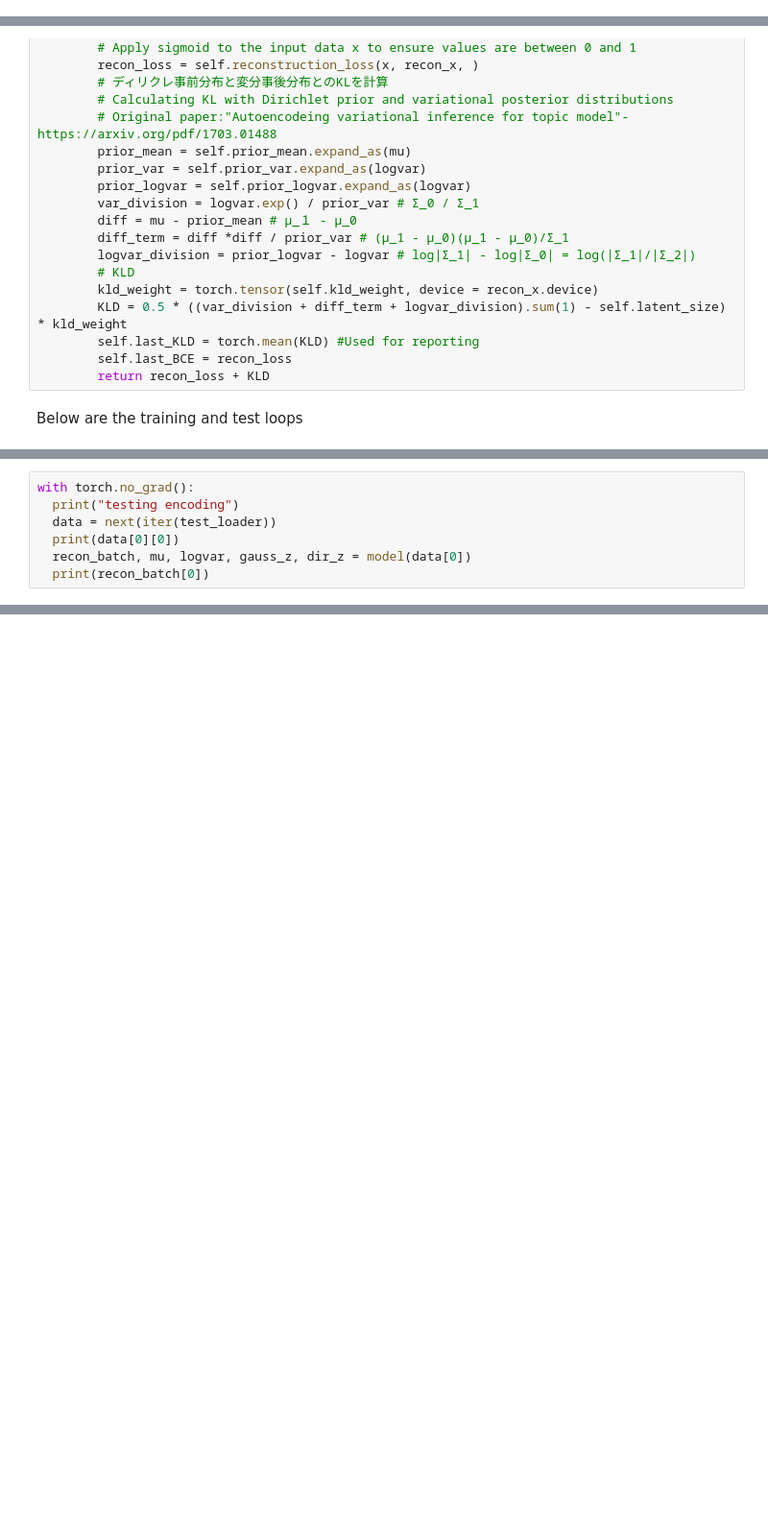
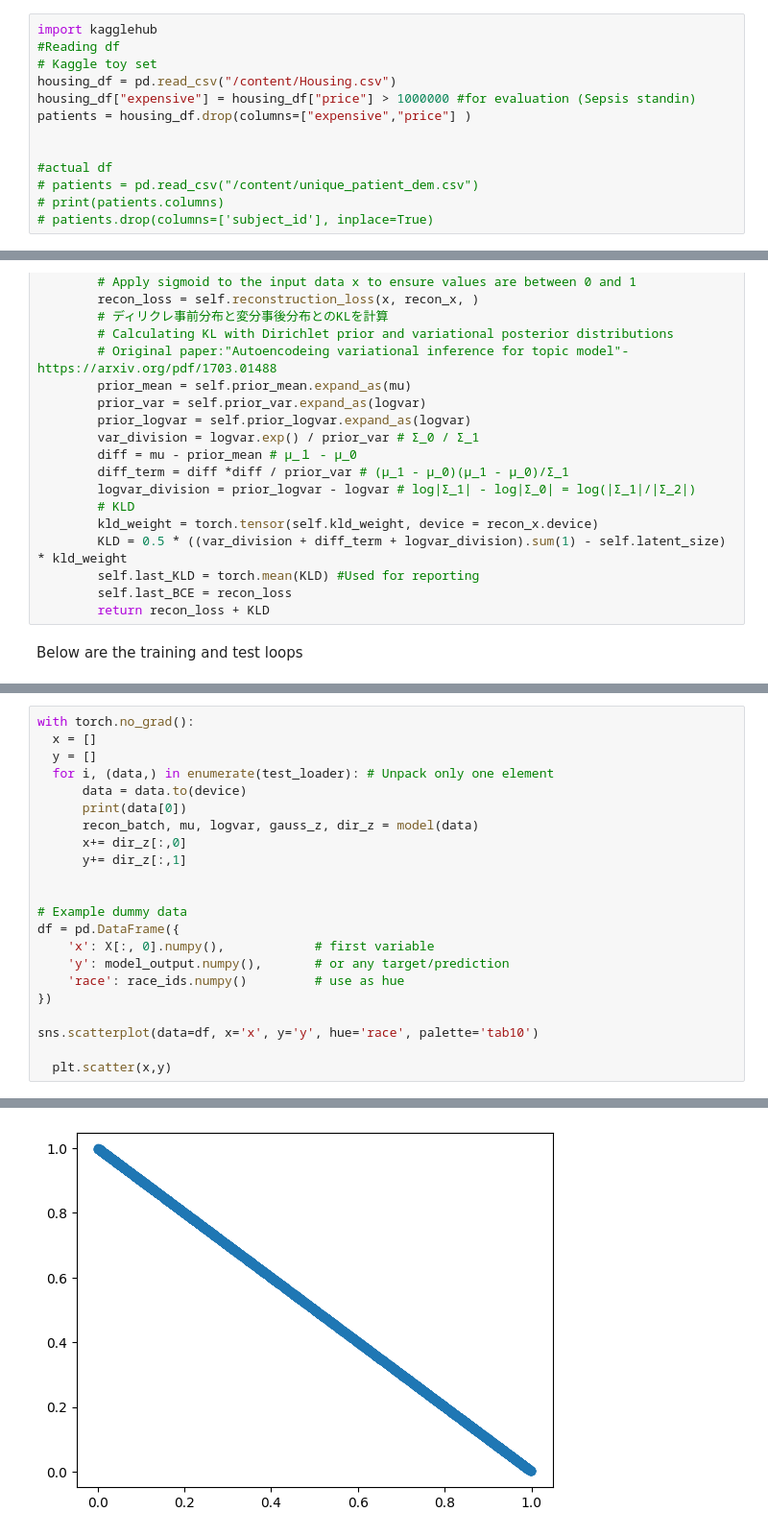
Before and after one commit to JosephThompson607/dir_vae, a Jupyter notebook: sepsis_vae.ipynb, the cells around one changed output, grey strips where cells are left out. Shown: that part at 96% size. Saved outputs shown, nothing was run; the diff lists cells and outputs as text; blank space fills up the shorter version.

```diff
--- a/sepsis_vae.ipynb
+++ b/sepsis_vae.ipynb
@@ -16,3 +18,16 @@ from sklearn.preprocessing import StandardScaler
+# %%
+import kagglehub
+#Reading df
+# Kaggle toy set
+housing_df = pd.read_csv("/content/Housing.csv")
+housing_df["expensive"] = housing_df["price"] > 1000000 #for evaluation (Sepsis standin)
+patients = housing_df.drop(columns=["expensive","price"] )
+
+
+#actual df
+# patients = pd.read_csv("/content/unique_patient_dem.csv")
+# print(patients.columns)
+# patients.drop(columns=['subject_id'], inplace=True)
 # %% [markdown]
 In this section we prepare the data for training
 # %%
@@ -258,7 +278,0 @@ Train Epoch: 10 [14080/14166 (99.32279909706546%)]             Loss:0.2055270820
-# %%
-with torch.no_grad():
-  print("testing encoding")
-  data = next(iter(test_loader))
-  print(data[0][0])
-  recon_batch, mu, logvar, gauss_z, dir_z = model(data[0])
-  print(recon_batch[0])
@@ -276,0 +301,23 @@ tensor([2.6903e-01, 8.0843e-05, 9.2014e-05, 4.0962e-05, 1.0109e-04, 4.2155e-05,
+# %%
+with torch.no_grad():
+  x = []
+  y = []
+  for i, (data,) in enumerate(test_loader): # Unpack only one element
+      data = data.to(device)
+      print(data[0])
+      recon_batch, mu, logvar, gauss_z, dir_z = model(data)
+      x+= dir_z[:,0]
+      y+= dir_z[:,1]
+
+
+# Example dummy data
+df = pd.DataFrame({
+    'x': X[:, 0].numpy(),            # first variable
+    'y': model_output.numpy(),       # or any target/prediction
+    'race': race_ids.numpy()         # use as hue
+})
+
+sns.scatterplot(data=df, x='x', y='y', hue='race', palette='tab10')
+
+  plt.scatter(x,y)
+# %% [output]
@@ -276,0 +341 @@ tensor([2.6903e-01, 8.0843e-05, 9.2014e-05, 4.0962e-05, 1.0109e-04, 4.2155e-05,
+[figure, added]
```
Also changed, not shown: parts of 6 cells of this notebook.
